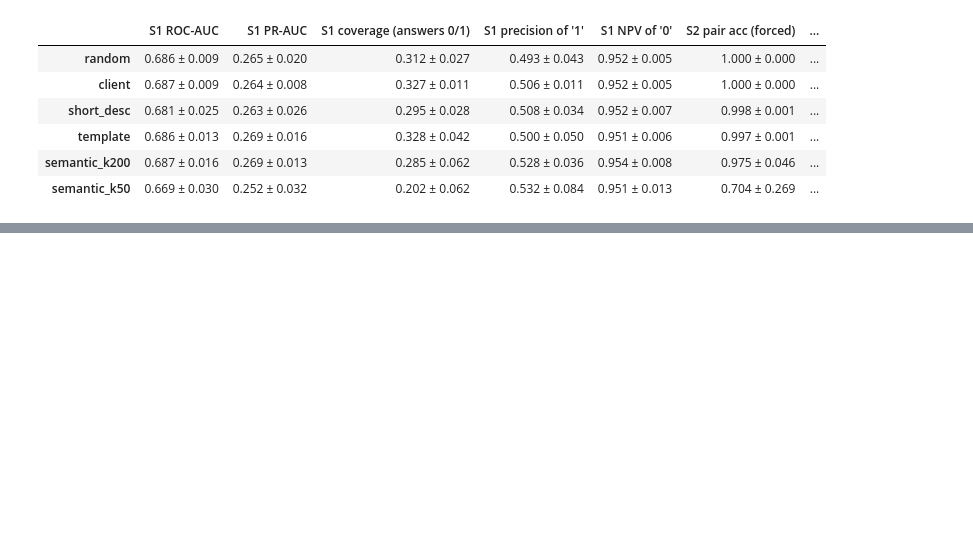
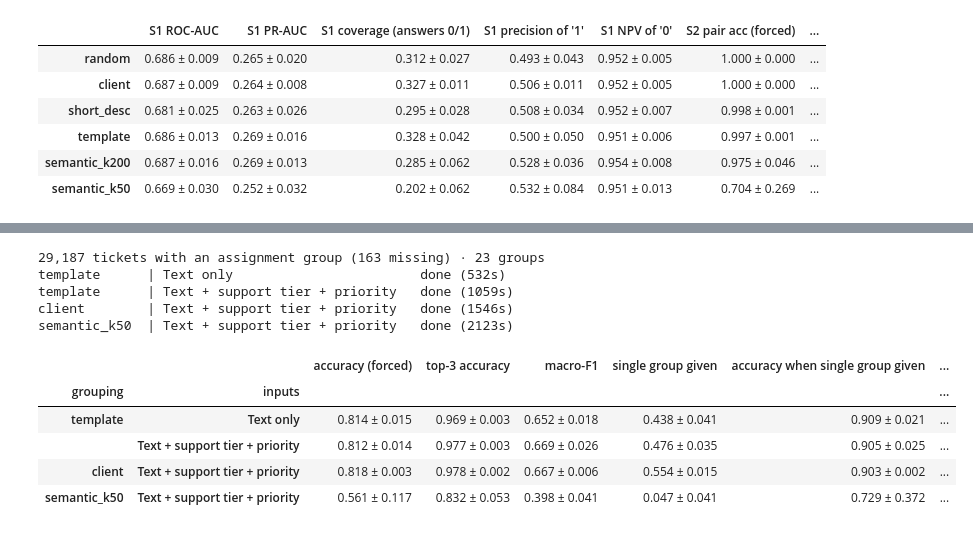
Before and after one commit to Wkangg111/BF4202-Blackrock, a Jupyter notebook: Blackrock FYP/(New) Pretrained sentence-embedding + logistic regression/escalation_category_model.ipynb, the cells around one changed output, grey strips where cells are left out. Saved outputs shown, nothing was run; the diff lists cells and outputs as text; code cells hidden in the pictures; blank space fills up the shorter version.

```diff
--- a/Blackrock FYP/(New) Pretrained sentence-embedding + logistic regression/escalation_category_model.ipynb
+++ b/Blackrock FYP/(New) Pretrained sentence-embedding + logistic regression/escalation_category_model.ipynb
@@ -888,0 +1078,74 @@ summary
+# %%
+AG = new.ASSIGNMENT_GROUP.to_numpy(dtype=object)
+ag_idx = np.where(new.ASSIGNMENT_GROUP.notna())[0]
+print(f"{len(ag_idx):,} tickets with an assignment group ({len(new) - len(ag_idx)} missing) · {new.ASSIGNMENT_GROUP.nunique()} groups")
+
+AG_C = [0.01, 0.03, 0.1, 0.3, 1.0]
+def fit_multiclass(X, ylab, idx_tr, grouping, seed=SEED, Cs=AG_C, novelty_check=False):
+    y_tr, X_tr = ylab[idx_tr], X[idx_tr]; classes = np.unique(y_tr)
+    inner = split(grouping, idx_tr, y_tr, N_INNER, seed + 1)
+    best = None
+    for C in Cs:
+        oof = np.zeros((len(idx_tr), len(classes)))
+        for tr, va in inner:
+            mdl = make_lr(C).fit(X_tr[tr], y_tr[tr])
+            oof[np.ix_(va, np.searchsorted(classes, mdl.classes_))] = mdl.predict_proba(X_tr[va])
+        ll = log_loss(y_tr, np.clip(oof, 1e-12, 1), labels=classes)
+        if best is None or ll < best[0]: best = (ll, C, oof)
+    _, C, oof = best
+    checks = [oof]
+    if novelty_check:   # off for assignment group: routing is inherently ambiguous, so the k=50 check would block nearly every answer
+        oof_nov = np.zeros_like(oof)
+        for tr, va in split(NOVELTY_GROUPING, idx_tr, y_tr, N_INNER, seed + 2):
+            mdl = make_lr(C).fit(X_tr[tr], y_tr[tr])
+            oof_nov[np.ix_(va, np.searchsorted(classes, mdl.classes_))] = mdl.predict_proba(X_tr[va])
+        checks.append(oof_nov)
+    t_conf = max(conf_threshold(O.max(1), classes[O.argmax(1)] == y_tr) for O in checks)
+    tau = ood_threshold(E_new[idx_tr], inner)
+    return dict(model=make_lr(C).fit(X_tr, y_tr), C=C, t_conf=t_conf, tau=tau)
+
+def eval_multiclass(m, X, ylab, idx_te, idx_tr):
+    y = ylab[idx_te]; P = m["model"].predict_proba(X[idx_te]); cls = m["model"].classes_
+    pred = cls[P.argmax(1)]; top3 = cls[np.argsort(-P, 1)[:, :3]]
+    ood = max_sim(E_new[idx_te], E_new[idx_tr]) < m["tau"]
+    ans = (P.max(1) >= m["t_conf"]) & ~ood; seen = np.isin(y, cls)
+    return {"accuracy (forced)": (pred == y).mean(), "top-3 accuracy": (top3 == y[:, None]).any(1).mean(),
+            "macro-F1": f1_score(y, pred, average="macro"), "single group given": ans.mean(),
+            "accuracy when single group given": (pred[ans] == y[ans]).mean() if ans.any() else np.nan,
+            "shortlist given (top 3)": (~ans & ~ood).mean(),
+            "right group in shortlist": (top3[~ans & ~ood] == y[~ans & ~ood][:, None]).any(1).mean() if (~ans & ~ood).any() else np.nan,
+            "insufficient data": ood.mean(), "unseen-group tickets answered (wrong)": (ans & ~seen).sum() / max((~seen).sum(), 1) if (~seen).any() else np.nan,
+            "C": m["C"]}, pred, ans
+
+X_ag = {"Text only": E_new, "Text + support tier + priority": np.hstack([E_new, X_struct_new])}
+runs = [("template", "Text only"), ("template", "Text + support tier + priority"),
+        ("client", "Text + support tier + priority"), ("semantic_k50", "Text + support tier + priority")]
+ag_rows, ag_oof = [], {}
+t0 = time.time()
+for g, feat in runs:
+    pred_all = np.empty(len(new), dtype=object); ans_all = np.zeros(len(new), bool)
+    for k, (tr, te) in enumerate(split(g, ag_idx, AG[ag_idx], N_OUTER)):
+        tr, te = ag_idx[tr], ag_idx[te]
+        m = fit_multiclass(X_ag[feat], AG, tr, g)
+        res, pred, ans = eval_multiclass(m, X_ag[feat], AG, te, tr)
+        pred_all[te], ans_all[te] = pred, ans
+        ag_rows.append({"grouping": g, "inputs": feat, "fold": k, **res})
+    ag_oof[(g, feat)] = (pred_all, ans_all)
+    print(f"{g:13s} | {feat:32s} done ({time.time() - t0:.0f}s)")
+ag_cv = pd.DataFrame(ag_rows)
+ag_cols = ["accuracy (forced)", "top-3 accuracy", "macro-F1", "single group given", "accuracy when single group given",
+           "shortlist given (top 3)", "right group in shortlist", "insufficient data"]
+ag_summary = ag_cv.groupby(["grouping", "inputs"], sort=False)[ag_cols].agg(lambda x: f"{np.nanmean(x):.3f} ± {np.nanstd(x):.3f}")
+ag_summary
+# %% [output]
+29,187 tickets with an assignment group (163 missing) · 23 groups
+template      | Text only                        done (532s)
+template      | Text + support tier + priority   done (1059s)
+client        | Text + support tier + priority   done (1546s)
+semantic_k50  | Text + support tier + priority   done (2123s)
+|  |  | accuracy (forced) | top-3 accuracy | macro-F1 | single group given | accuracy when single group given | ... |
+| grouping | inputs |  |  |  |  |  | ... |
+| template | Text only | 0.814 ± 0.015 | 0.969 ± 0.003 | 0.652 ± 0.018 | 0.438 ± 0.041 | 0.909 ± 0.021 | ... |
+|  | Text + support tier + priority | 0.812 ± 0.014 | 0.977 ± 0.003 | 0.669 ± 0.026 | 0.476 ± 0.035 | 0.905 ± 0.025 | ... |
+| client | Text + support tier + priority | 0.818 ± 0.003 | 0.978 ± 0.002 | 0.667 ± 0.006 | 0.554 ± 0.015 | 0.903 ± 0.002 | ... |
+| semantic_k50 | Text + support tier + priority | 0.561 ± 0.117 | 0.832 ± 0.053 | 0.398 ± 0.041 | 0.047 ± 0.041 | 0.729 ± 0.372 | ... |
```
Also changed, not shown: parts of 13 cells of this notebook.
